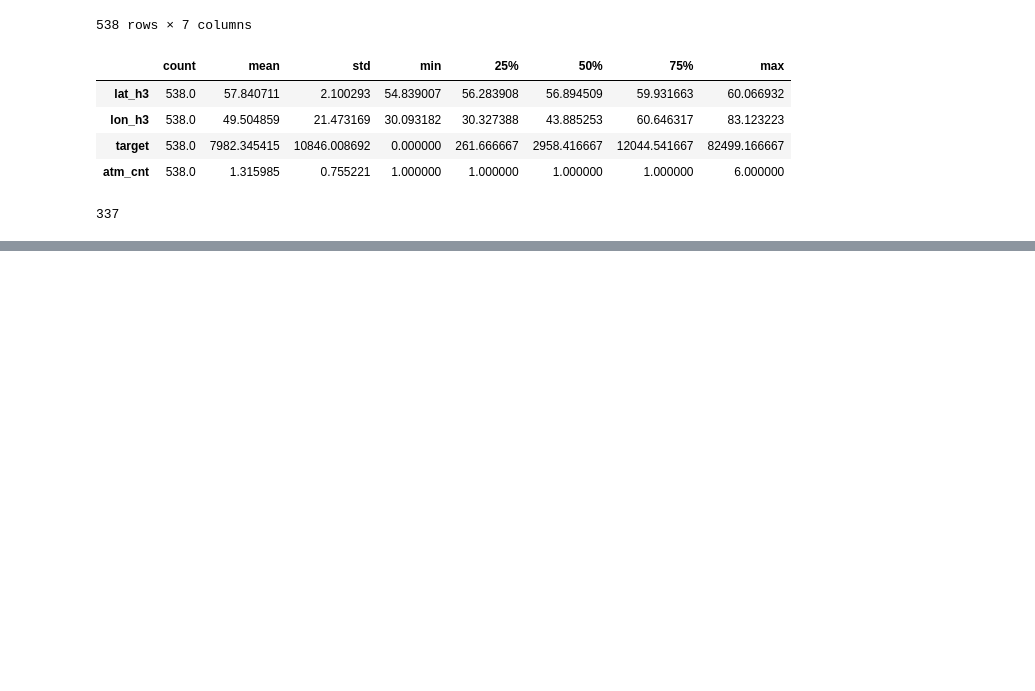
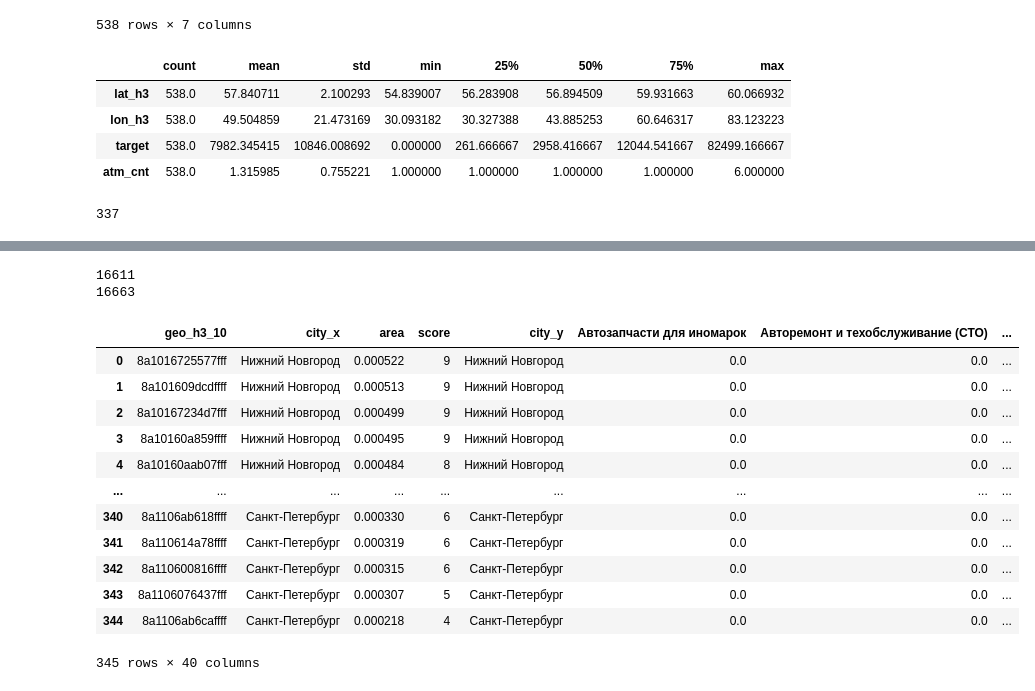
Before and after one commit to vladislav3112/alpha-bank-contest, a Jupyter notebook: result.ipynb, the cells around one changed output, grey strips where cells are left out. Saved outputs shown, nothing was run; the diff lists cells and outputs as text; code cells hidden in the pictures; blank space fills up the shorter version.

```diff
--- a/result.ipynb
+++ b/result.ipynb
@@ -367,0 +356,31 @@ df_final.to_csv("result_df.csv")
+# %%
+df_prefinal = df_city_by_area_res.merge(df_companies_stops,on='geo_h3_10')
+print(len(df_prefinal))
+df_city_by_area_res.loc[df_city_by_area_res['geo_h3_10']=='8a110604359ffff']
+df_final = df_prefinal.merge(df_population,how='left',on='geo_h3_10')
+print(len(df_final))
+#df_prefinal.loc[df_prefinal['geo_h3_10']=='8a110604359ffff']
+df_final['population'].fillna(0,inplace=True)
+df_final
+df_final.to_csv('result_df.csv')
+# %% [output]
+16611
+16663
+# %%
+#df_final.to_csv("result_df.csv")
+df_with_target = df_final.merge(target_data)
+df_with_target
+# %% [output]
+|  | geo_h3_10 | city_x | area | score | city_y | Автозапчасти для иномарок | Авторемонт и техобслуживание (СТО) | ... |
+| 0 | 8a1016725577fff | Нижний Новгород | 0.000522 | 9 | Нижний Новгород | 0.0 | 0.0 | ... |
+| 1 | 8a101609dcdffff | Нижний Новгород | 0.000513 | 9 | Нижний Новгород | 0.0 | 0.0 | ... |
+| 2 | 8a10167234d7fff | Нижний Новгород | 0.000499 | 9 | Нижний Новгород | 0.0 | 0.0 | ... |
+| 3 | 8a10160a859ffff | Нижний Новгород | 0.000495 | 9 | Нижний Новгород | 0.0 | 0.0 | ... |
+| 4 | 8a10160aab07fff | Нижний Новгород | 0.000484 | 8 | Нижний Новгород | 0.0 | 0.0 | ... |
+| ... | ... | ... | ... | ... | ... | ... | ... | ... |
+| 340 | 8a1106ab618ffff | Санкт-Петербург | 0.000330 | 6 | Санкт-Петербург | 0.0 | 0.0 | ... |
+| 341 | 8a110614a78ffff | Санкт-Петербург | 0.000319 | 6 | Санкт-Петербург | 0.0 | 0.0 | ... |
+| 342 | 8a110600816ffff | Санкт-Петербург | 0.000315 | 6 | Санкт-Петербург | 0.0 | 0.0 | ... |
+| 343 | 8a1106076437fff | Санкт-Петербург | 0.000307 | 5 | Санкт-Петербург | 0.0 | 0.0 | ... |
+| 344 | 8a1106ab6caffff | Санкт-Петербург | 0.000218 | 4 | Санкт-Петербург | 0.0 | 0.0 | ... |
+345 rows × 40 columns
```
Also changed, not shown: parts of 21 cells of this notebook, 4 other files.
